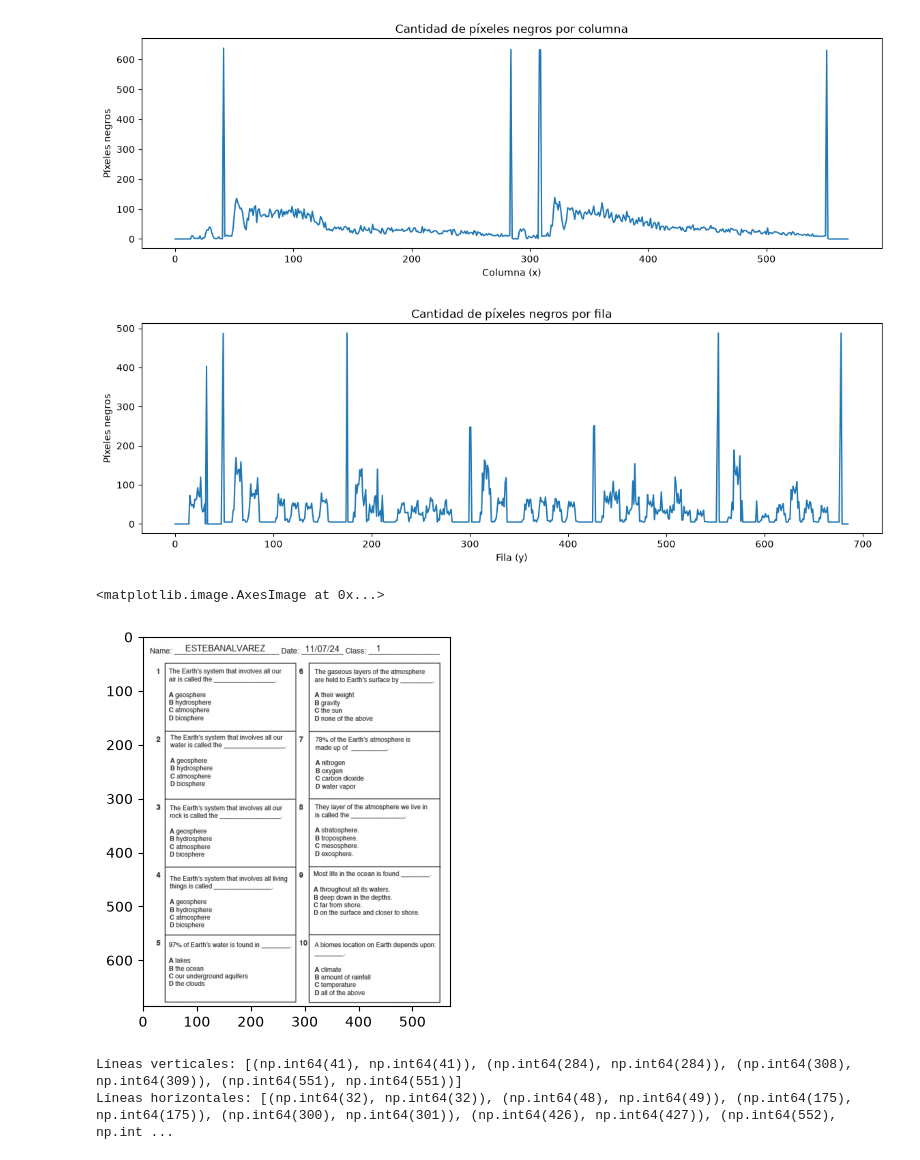
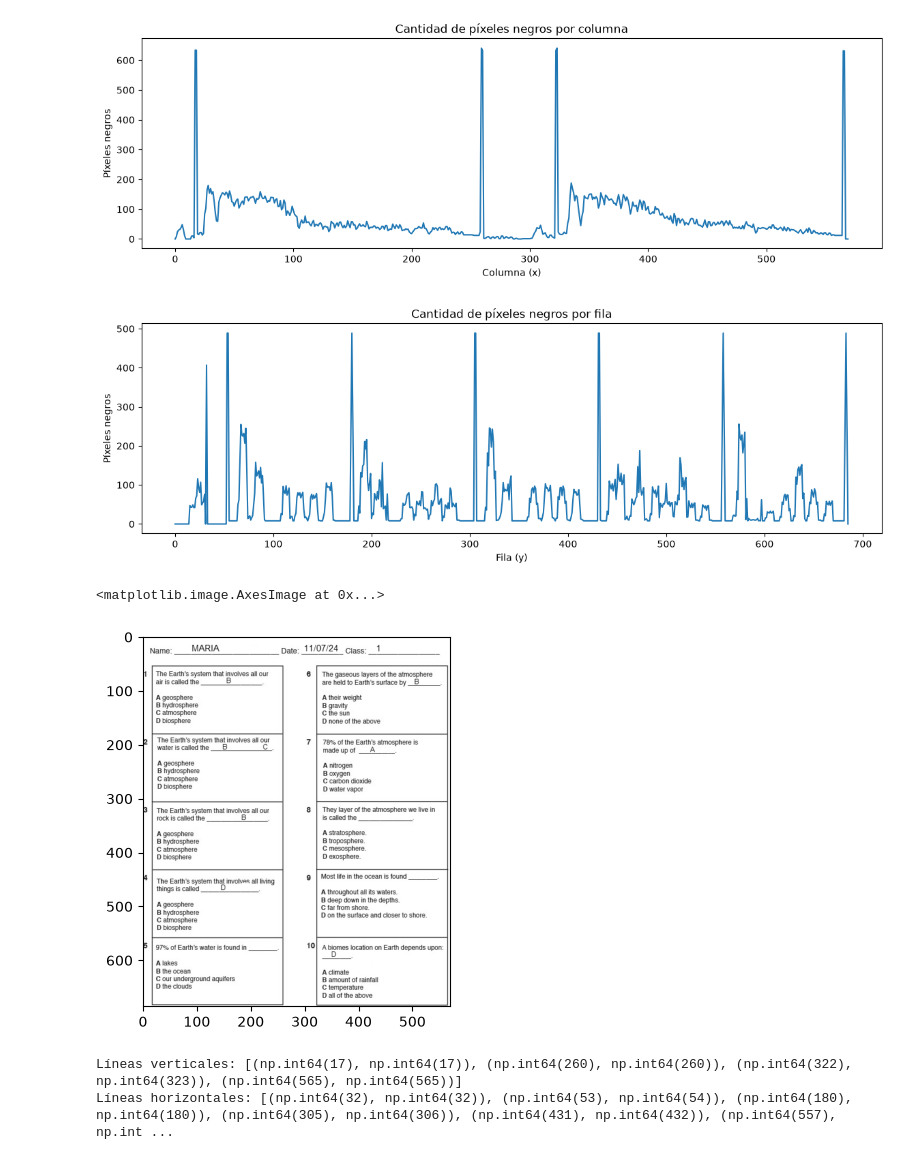
Before and after one commit to BMilesRouillon/tp_procesamiento_de_imagenes, a Jupyter notebook: notebooks/old/problema_2_raw.ipynb, the cells around one changed output. Saved outputs shown, nothing was run; the diff lists cells and outputs as text; code cells hidden in the pictures.

```diff
--- a/notebooks/old/problema_2_raw.ipynb
+++ b/notebooks/old/problema_2_raw.ipynb
@@ -4,43 +4,43 @@ import numpy as np
 import matplotlib.pyplot as plt
 # %%
 # Imagen binaria
-ruta_imagen = '../images/raw/examen_1.png'
+ruta_imagen = '../../images/raw/examen_2.png'
 img = cv2.imread(ruta_imagen, cv2.IMREAD_GRAYSCALE)
 
 _, binary = cv2.threshold(
     img,
-    127,
+    200,
     255,
     cv2.THRESH_BINARY
 )
 
 # Proyecciones
 proyeccion_x = np.sum(binary == 0, axis=0)
 proyeccion_y = np.sum(binary == 0, axis=1)
 
 # Proyección vertical
 plt.figure(figsize=(14, 4))
 plt.plot(proyeccion_x)
 plt.title('Cantidad de píxeles negros por columna')
 plt.xlabel('Columna (x)')
 plt.ylabel('Píxeles negros')
 plt.show()
 
 # Proyección horizontal
 plt.figure(figsize=(14, 4))
 plt.plot(proyeccion_y)
 plt.title('Cantidad de píxeles negros por fila')
 plt.xlabel('Fila (y)')
 plt.ylabel('Píxeles negros')
 plt.show()
 # %% [output]
-[figure, old version]
+[figure, new version]
-[figure, old version]
+[figure, new version]
 # %%
 plt.imshow(img, cmap='gray', vmin=0, vmax=255)
 # %% [output]
 <matplotlib.image.AxesImage at 0x...>
-[figure, old version]
+[figure, new version]
 # %%
 # ==========================================
 # 4. Detección de líneas de la plantilla
@@ -59,8 +59,8 @@ proyeccion_x = np.sum(binary == 0, axis=0)
 proyeccion_y = np.sum(binary == 0, axis=1)
 
 # Thresholds para detectar líneas
-threshold_x = 200
-threshold_y = 200
+threshold_x = int(img.shape[0] * 0.4)
+threshold_y = int(img.shape[1] * 0.4)
 
 # Índices que corresponden a líneas verticales/horizontales
 lineas_x = np.where(proyeccion_x >= threshold_x)[0]
@@ -96,8 +96,8 @@ grupos_y = agrupar_indices(lineas_y)
 print("Líneas verticales:", grupos_x)
 print("Líneas horizontales:", grupos_y)
 # %% [output]
-Líneas verticales: [(np.int64(41), np.int64(41)), (np.int64(284), np.int64(284)), (np.int64(308), np.int64(309)), (np.int64(551), np.int64(551))]
-Líneas horizontales: [(np.int64(32), np.int64(32)), (np.int64(48), np.int64(49)), (np.int64(175), np.int64(175)), (np.int64(300), np.int64(301)), (np.int64(426), np.int64(427)), (np.int64(552), np.int ...
+Líneas verticales: [(np.int64(17), np.int64(17)), (np.int64(260), np.int64(260)), (np.int64(322), np.int64(323)), (np.int64(565), np.int64(565))]
+Líneas horizontales: [(np.int64(32), np.int64(32)), (np.int64(53), np.int64(54)), (np.int64(180), np.int64(180)), (np.int64(305), np.int64(306)), (np.int64(431), np.int64(432)), (np.int64(557), np.int ...
 # %%
 # ==========================================
 # 5. Visualización de las divisiones detectadas
```
Also changed, not shown: parts of 13 cells of this notebook, 2 other files.
